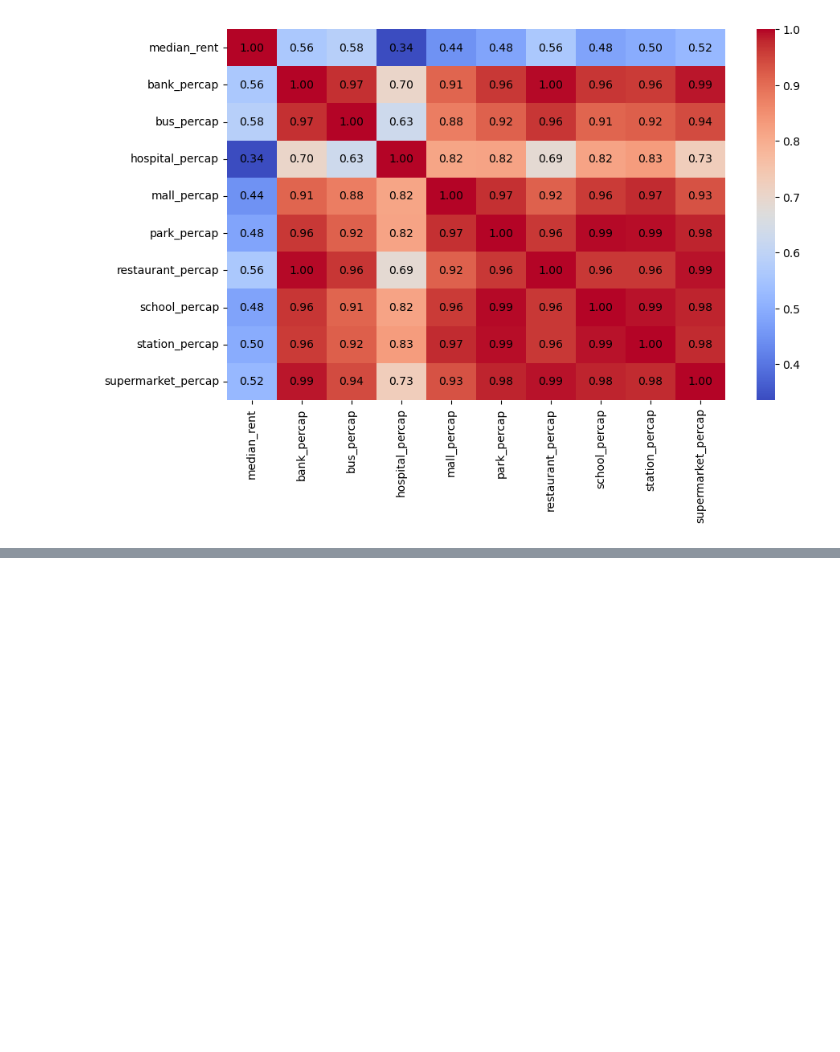
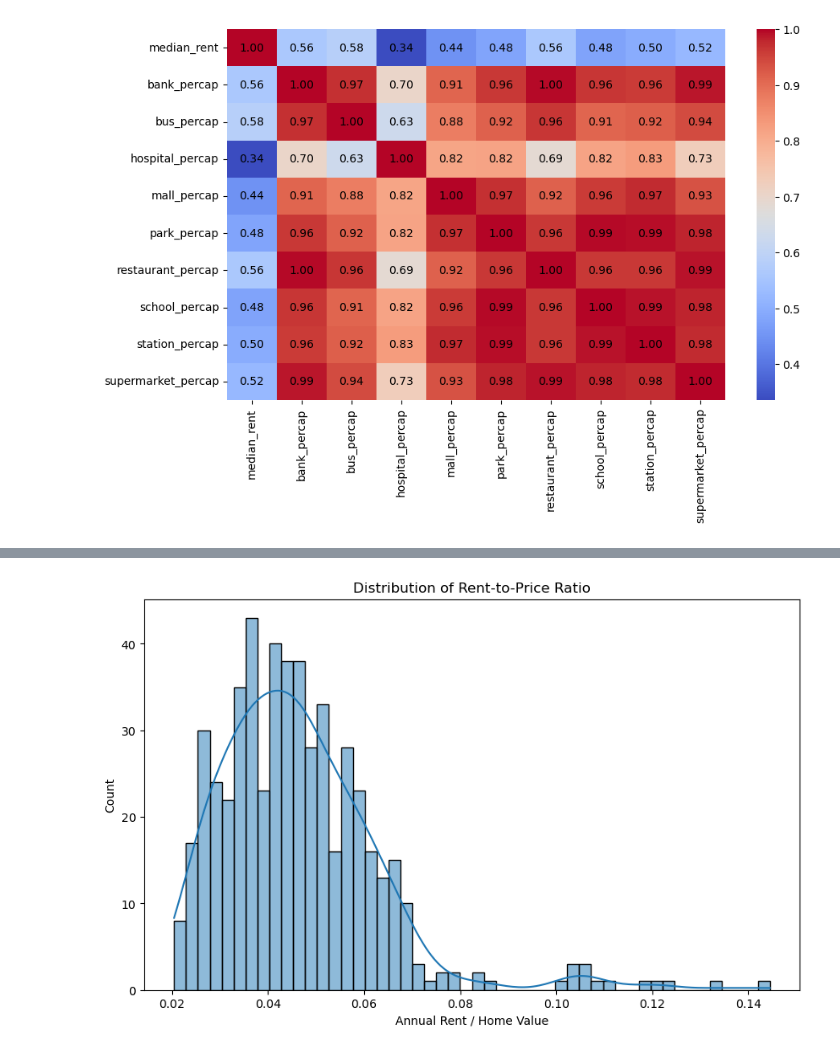
Before and after one commit to tmayer10/RentIQ, a Jupyter notebook: EDA/EDA_KL.ipynb, the cells around one changed output, grey strips where cells are left out. Cells and saved outputs as stored; diff of their text form; code cells hidden in the pictures; blank space fills up the shorter version.

```diff
--- a/EDA/EDA_KL.ipynb
+++ b/EDA/EDA_KL.ipynb
@@ -488,0 +519,25 @@ plot_corr(corr)
+# %%
+# Compute annual rent as sum of 12 monthly rents per ZIP-year
+scaler = MinMaxScaler()
+annual_rent = (
+    house_data_nyc.groupby(["zipcode","year"])["median_rent"].sum()
+    .reset_index()
+    .rename(columns={"median_rent":"annual_rent"})
+)
+
+# Get annual median home value (e.g., December value or yearly median)
+annual_home_value = (
+    house_data_nyc.groupby(["zipcode","year"])["Median Home Value"].median()
+    .reset_index()
+    .rename(columns={"Median Home Value":"annual_home_value"})
+)
+
+# Merge
+annual_metrics = pd.merge(annual_rent, annual_home_value, on=["zipcode","year"])
+
+# Rent-to-Price Ratio
+annual_metrics["rent_to_price_ratio"] = annual_metrics["annual_rent"] / annual_metrics["annual_home_value"]
+
+# Add scaled values
+annual_metrics[['annual_rent_scaled', 'annual_home_val_scaled']] = scaler.fit_transform(annual_metrics[["annual_rent", "annual_home_value"]])
+annual_metrics
@@ -488,0 +558,8 @@ plot_corr(corr)
+# %%
+plt.figure(figsize=(10,6))
+sns.histplot(annual_metrics["rent_to_price_ratio"], bins=50, kde=True)
+plt.title("Distribution of Rent-to-Price Ratio")
+plt.xlabel("Annual Rent / Home Value")
+plt.show()
+# %% [output]
+[figure, added]
```
Also changed, not shown: parts of 4 cells of this notebook.
